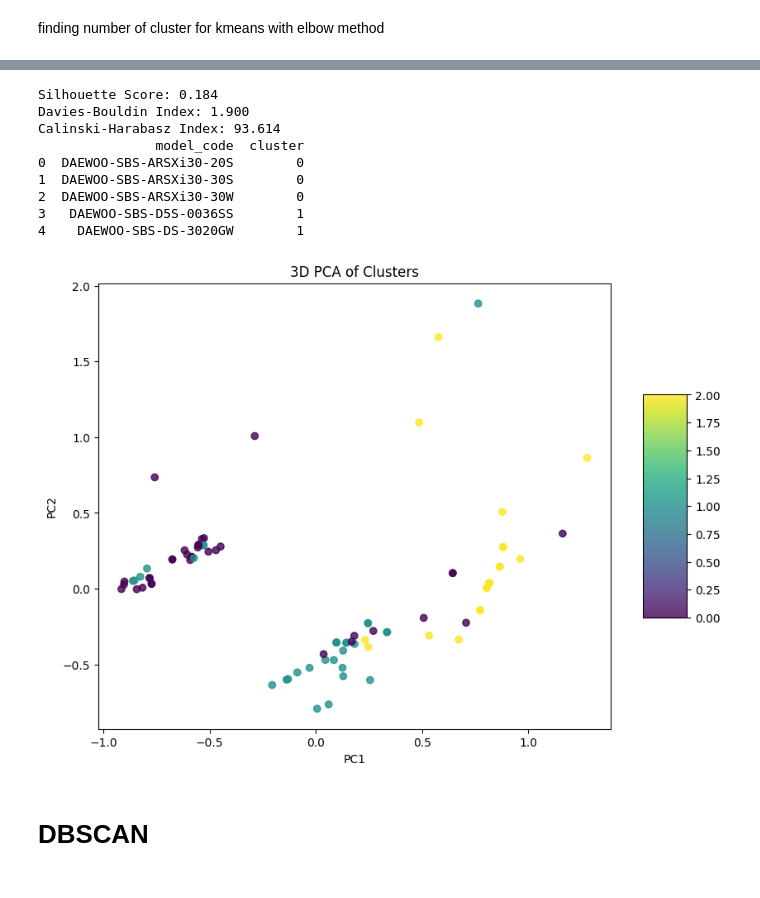
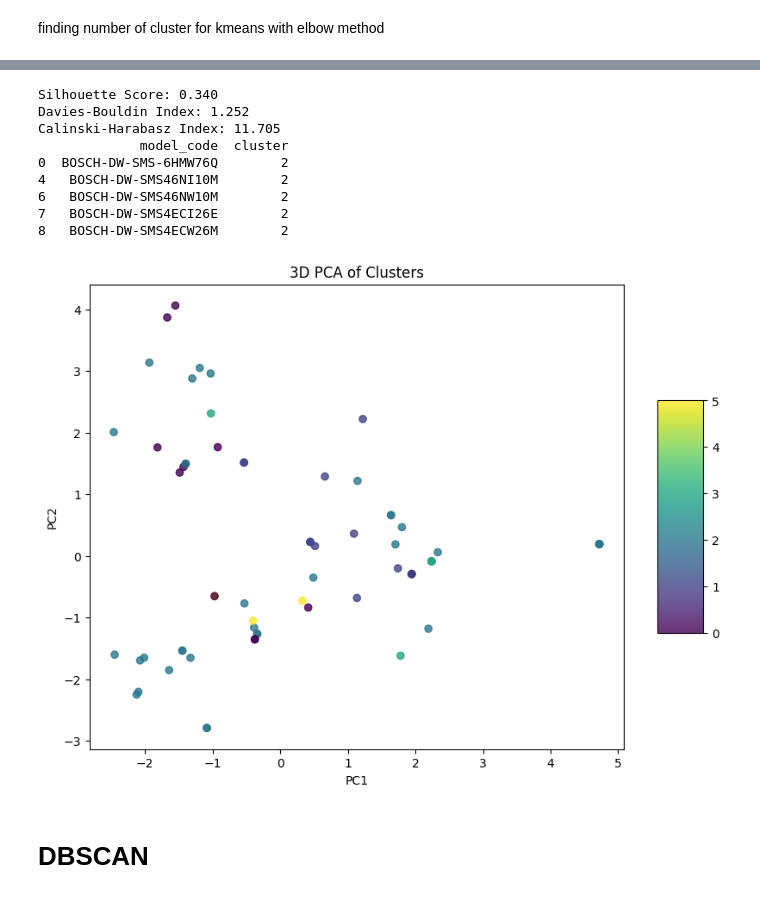
Before and after one commit to atefehjn/scraping-clustering, a Jupyter notebook: DW_dataset_cleaning.ipynb, the cells around one changed output, grey strips where cells are left out. Drawn from its saved outputs; the diff is of its cells as text; code cells hidden in the pictures.

```diff
--- a/DW_dataset_cleaning.ipynb
+++ b/DW_dataset_cleaning.ipynb
@@ -209,7 +523,7 @@ dtype: int64
 # %% [markdown]
 clustering
 # %%
-sbs_cp = sbs.copy()
-sbs_cp.drop(['model_code'], axis=1, inplace=True)
-sbs_cp.shape
+dw_cp = dw.copy()
+dw_cp.drop(['model_code'], axis=1, inplace=True)
+dw_cp.shape
 # %% [output]
@@ -217,3 +547,5 @@ sbs_cp.shape
+# %%
+dw_cp = pd.get_dummies(dw_cp, columns=['brand'], prefix='brand')
 # %%
 import seaborn as sns
 import matplotlib.pyplot as plt
@@ -237,8 +569,8 @@ import pandas as pd
 from sklearn.preprocessing import StandardScaler,MinMaxScaler
 
 # Assuming df is your dataframe
-scaler =MinMaxScaler()
-df_scaled = scaler.fit_transform(sbs_cp)
+scaler =StandardScaler()
+df_scaled = scaler.fit_transform(dw_cp)
 # %% [markdown]
 finding number of cluster for kmeans with elbow method
 # %%
@@ -262,64 +594,64 @@ plt.show()
 from sklearn.metrics import silhouette_score
 from sklearn.metrics import davies_bouldin_score
 from sklearn.metrics import calinski_harabasz_score
-kmeans = KMeans(n_clusters=3,n_init='warn', random_state=42)
-sbs['cluster'] = kmeans.fit_predict(df_scaled)
+kmeans = KMeans(n_clusters=6, random_state=42)
+dw['cluster'] = kmeans.fit_predict(df_scaled)
 # internal Evaluation Metrics
-score = silhouette_score(sbs_cp, sbs['cluster'])  # X = dataset, labels = cluster assignments
+score = silhouette_score(df_scaled, dw['cluster'])  # X = dataset, labels = cluster assignments
 print(f"Silhouette Score: {score:.3f}") #Closer to 1 → Well-defined clusters
 
-dbi = davies_bouldin_score(sbs_cp, sbs['cluster'])
+dbi = davies_bouldin_score(df_scaled, dw['cluster'])
 print(f"Davies-Bouldin Index: {dbi:.3f}") #Lower values indicate better clustering.
 
-ch = calinski_harabasz_score(sbs_cp, sbs['cluster'])
+ch = calinski_harabasz_score(df_scaled, dw['cluster'])
 print(f"Calinski-Harabasz Index: {ch:.3f}") #Higher values indicate better clustering.
 
 # Add the cluster labels to the original dataframe
-print(sbs[['model_code', 'cluster']].head())
+print(dw[['model_code', 'cluster']].head())
 # %% [output]
-Silhouette Score: 0.184
-Davies-Bouldin Index: 1.900
-Calinski-Harabasz Index: 93.614
-               model_code  cluster
-0  DAEWOO-SBS-ARSXi30-20S        0
-1  DAEWOO-SBS-ARSXi30-30S        0
-2  DAEWOO-SBS-ARSXi30-30W        0
-3   DAEWOO-SBS-D5S-0036SS        1
-4    DAEWOO-SBS-DS-3020GW        1
+Silhouette Score: 0.340
+Davies-Bouldin Index: 1.252
+Calinski-Harabasz Index: 11.705
+             model_code  cluster
+0  BOSCH-DW-SMS-6HMW76Q        2
+4   BOSCH-DW-SMS46NI10M        2
+6   BOSCH-DW-SMS46NW10M        2
+7   BOSCH-DW-SMS4ECI26E        2
+8   BOSCH-DW-SMS4ECW26M        2
 # %%
 import matplotlib.pyplot as plt
 import pandas as pd
 from mpl_toolkits.mplot3d import Axes3D
 from sklearn.decomposition import PCA
 
 # Reduce to 3D for visualization
 pca = PCA(n_components=2,svd_solver='full')
 df_pca = pca.fit_transform(df_scaled)
 
 # Create a DataFrame for the reduced features and cluster labels
 df_pca_df = pd.DataFrame(df_pca, columns=['PC1', 'PC2'])
-df_pca_df['cluster'] = sbs['cluster']
+df_pca_df['cluster'] = dw['cluster']
 
 # 3D Scatter Plot
 fig = plt.figure(figsize=(10, 7))
 ax = fig.add_subplot(111)
 
 # Scatter plot with cluster colors
 scatter = ax.scatter(df_pca_df['PC1'], df_pca_df['PC2'],
                      c=df_pca_df['cluster'], cmap='viridis', alpha=0.8)
 
 # Labels and title
 ax.set_title('3D PCA of Clusters')
 ax.set_xlabel('PC1')
 ax.set_ylabel('PC2')
 
 # Add color bar
 plt.colorbar(scatter, ax=ax, shrink=0.5, aspect=5)
 
 # Show plot
 plt.show()
 # %% [output]
-[figure, old version]
+[figure, new version]
 # %% [markdown]
 <h1>DBSCAN</h1>
 # %% [markdown]
```
Also changed, not shown: parts of 76 cells of this notebook, 6 other files.
